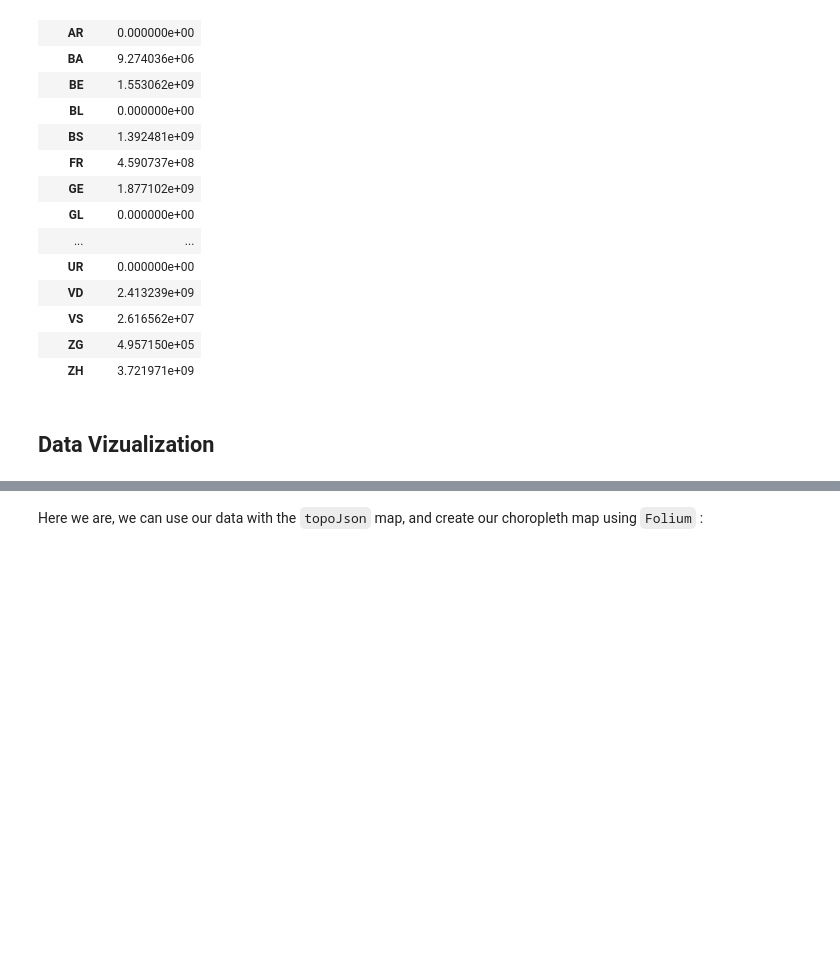
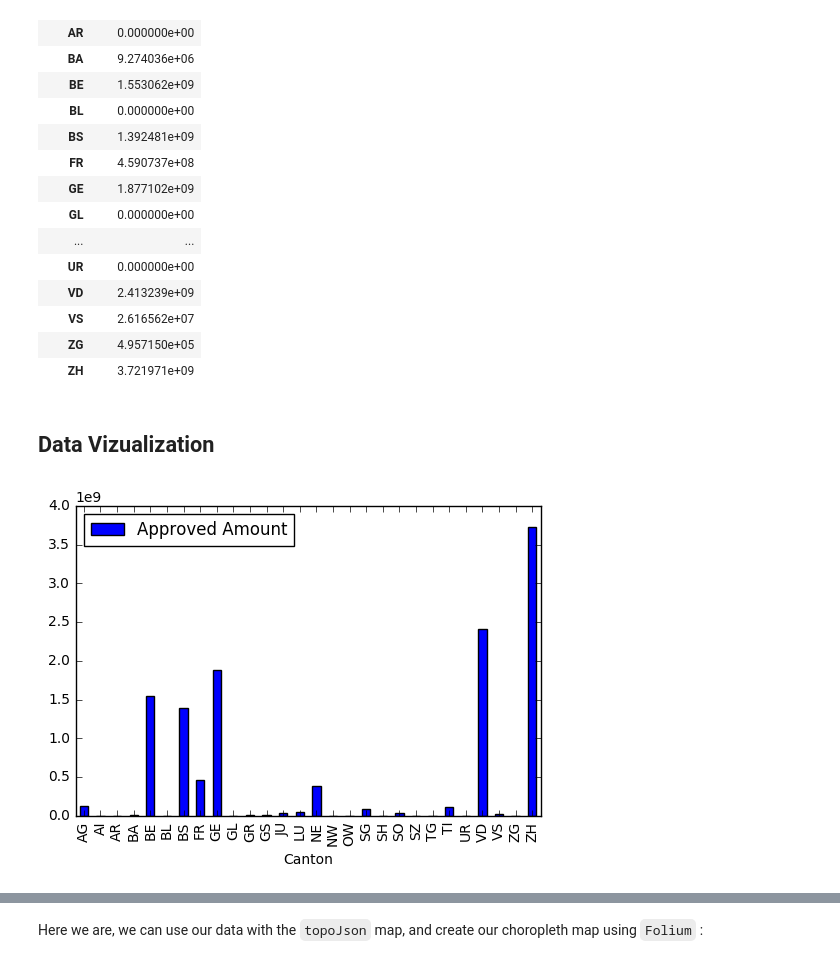
Before and after one commit to loistal/ADA_lab1, a Jupyter notebook: 03 - Interactive Viz/Grant Money Viz.ipynb, the cells around one changed output, grey strips where cells are left out. Saved outputs shown, nothing was run; the diff lists cells and outputs as text; code cells hidden in the pictures; blank space fills up the shorter version.

```diff
--- a/03 - Interactive Viz/Grant Money Viz.ipynb
+++ b/03 - Interactive Viz/Grant Money Viz.ipynb
@@ -322,3 +323,8 @@ amounts
 | ZH | 3.721971e+09 |
 # %% [markdown]
 ## Data Vizualization
+# %%
+amounts.plot.bar()
+plt.show()
+# %% [output]
+[figure, added]
```
Also changed, not shown: parts of 5 cells of this notebook.
